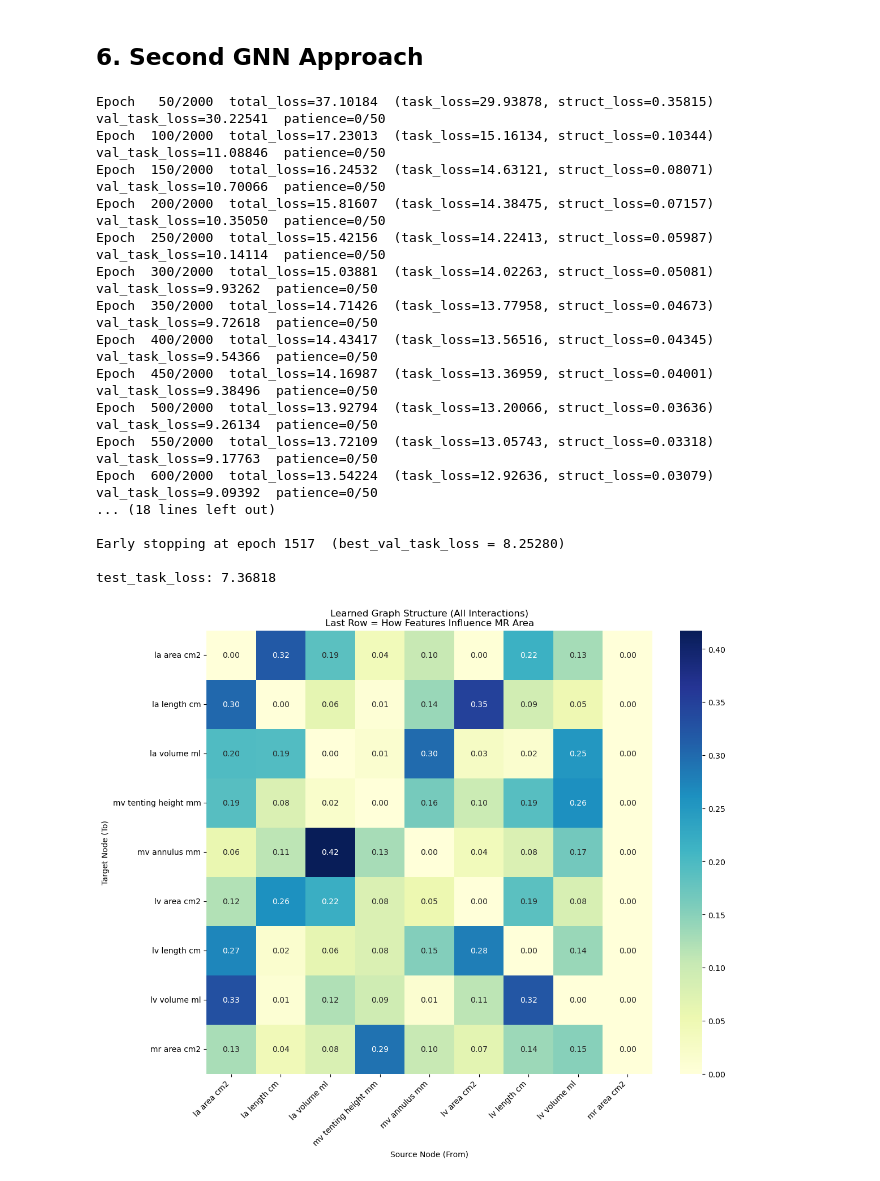
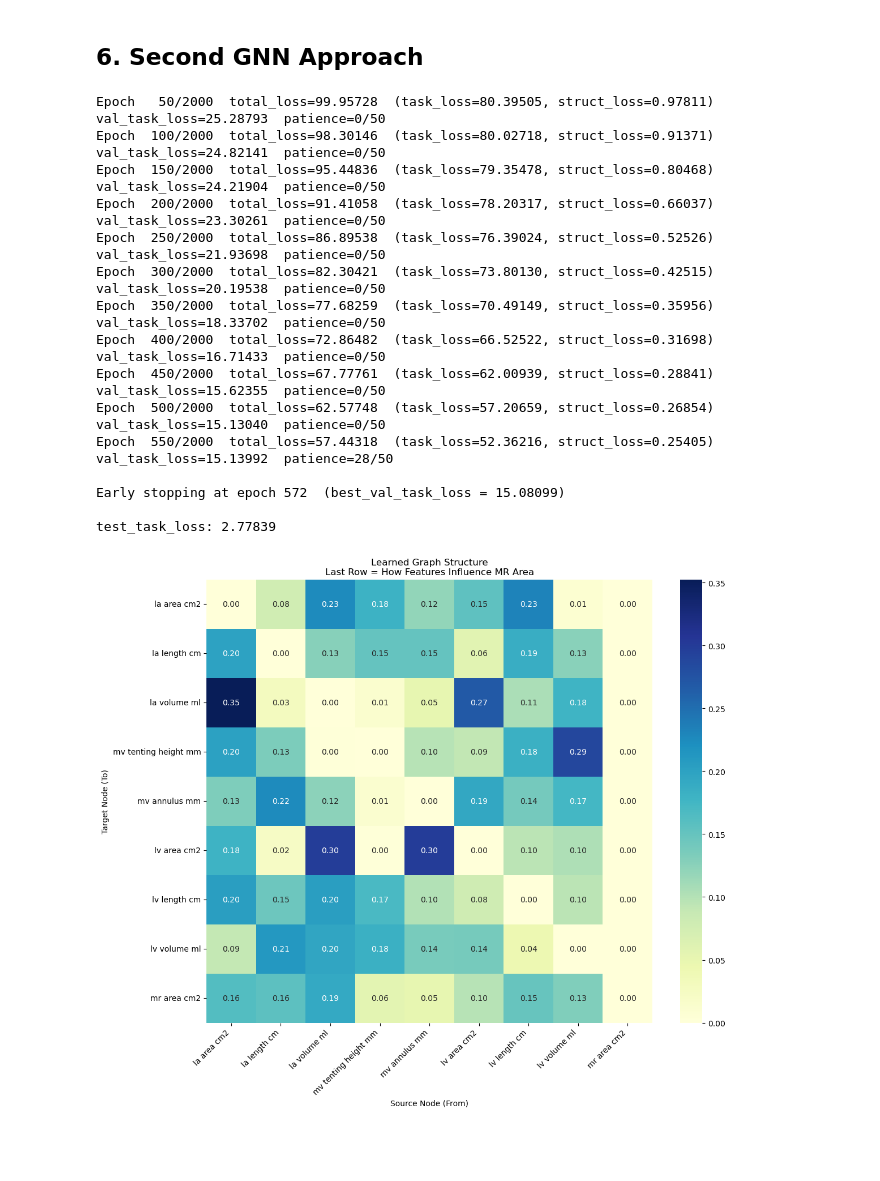
Before and after one commit to PanCat26/mitral-regurgitation-causality, a Jupyter notebook: model/graph_causality_pipeline.ipynb, the cells around one changed output. Drawn from its saved outputs; the diff is of its cells as text; code cells hidden in the pictures; blank space fills up the shorter version.

Commit message:
Split data at the pacient level

```diff
--- a/model/graph_causality_pipeline.ipynb
+++ b/model/graph_causality_pipeline.ipynb
@@ -56,11 +57,21 @@ FEATURE_COLS = [
     "lv_area_cm2", "lv_length_cm", "lv_volume_ml",
 ]
 TARGET_COL = "mr_area_cm2"
+GROUP_COL = "numeric_id"
 
 df = pd.read_csv("../data/pacients_clean.csv")
 
-train_val_df, test_df = train_test_split(df, test_size=0.2, random_state=42)
-train_df, val_df = train_test_split(train_val_df, test_size=0.2, random_state=42)
+gss_outer = GroupShuffleSplit(n_splits=1, test_size=0.2, random_state=42)
+train_val_idx, test_idx = next(gss_outer.split(df, groups=df[GROUP_COL]))
+
+train_val_df = df.iloc[train_val_idx]
+test_df = df.iloc[test_idx].copy()
+
+gss_inner = GroupShuffleSplit(n_splits=1, test_size=0.2, random_state=42)
+train_idx, val_idx = next(gss_inner.split(train_val_df, groups=train_val_df[GROUP_COL]))
+
+train_df = train_val_df.iloc[train_idx].copy()
+val_df   = train_val_df.iloc[val_idx].copy()
 
 feature_pipeline = Pipeline([
     ("imputer", SimpleImputer(strategy="median")),
@@ -101,7 +112,6 @@ class SingleLayerGNN(nn.Module):
 
         self.G = nn.Parameter(torch.randn(n, n) * 0.1)
         self.bias = nn.Parameter(torch.zeros(n))
-        # self.act = nn.LeakyReLU(negative_slope=0.1)
 
         # mask: feature -> feature (no self-loops) and feature -> MR only
         mask = torch.zeros(n, n)
@@ -120,13 +130,13 @@ class SingleLayerGNN(nn.Module):
         return mr_pred, feats_out, G_masked
 
 model = SingleLayerGNN(NUM_FEATURES).to(device)
-optimizer = optim.Adam(model.parameters(), lr=1e-2)
+optimizer = optim.Adam(model.parameters(), lr=5e-4)
 mse = nn.MSELoss()
 
 MAX_EPOCHS = 2000
 PATIENCE = 50
-MIN_DELTA = 1e-3
-LAMBDA = 10
+MIN_DELTA = 1e-4
+LAMBDA = 20
 
 best_val_task_loss = float("inf")
 best_state = copy.deepcopy(model.state_dict())
@@ -246,12 +256,12 @@ class MultipleLayerGNN(nn.Module):
         return mr_pred, feats_out, G_masked
 
 model = MultipleLayerGNN(NUM_FEATURES).to(device)
-optimizer = optim.Adam(model.parameters(), lr=7e-3)
+optimizer = optim.Adam(model.parameters(), lr=5e-4)
 mse = nn.MSELoss()
 
 MAX_EPOCHS = 2000
 PATIENCE = 50
-MIN_DELTA = 1e-3
+MIN_DELTA = 1e-4
 LAMBDA = 20
 
 best_val_task_loss = float("inf")
@@ -292,46 +302,44 @@ for epoch in range(1, MAX_EPOCHS + 1):
               f"(best_val_task_loss = {best_val_task_loss:.5f})")
         break
 
 model.load_state_dict(best_state)
 
 model.eval()
 with torch.no_grad():
     test_task_loss = mse(model(X_test)[0], y_test).item()
 print(f"\ntest_task_loss: {test_task_loss:.5f}")
 
 G_best = (model.G * model.mask).detach().cpu().numpy()
 G_abs = np.abs(G_best)
 G_norm = G_abs / (G_abs.sum(axis=1, keepdims=True) + 1e-8)
 
 labels = [c.replace("_", " ") for c in FEATURE_COLS] + [TARGET_COL.replace("_", " ")]
 
 plt.figure(figsize=(12, 10))
 sns.heatmap(G_norm, annot=True, fmt=".2f", cmap="YlGnBu",
             xticklabels=labels, yticklabels=labels)
 plt.title("Learned Graph Structure\n"
           "Last Row = How Features Influence MR Area")
 plt.xlabel("Source Node (From)")
 plt.ylabel("Target Node (To)")
 plt.xticks(rotation=45, ha="right")
 plt.yticks(rotation=0)
 plt.tight_layout()
 plt.show()
 # %% [output]
-Epoch   50/2000  total_loss=37.10184  (task_loss=29.93878, struct_loss=0.35815)  val_task_loss=30.22541  patience=0/50
-Epoch  100/2000  total_loss=17.23013  (task_loss=15.16134, struct_loss=0.10344)  val_task_loss=11.08846  patience=0/50
-Epoch  150/2000  total_loss=16.24532  (task_loss=14.63121, struct_loss=0.08071)  val_task_loss=10.70066  patience=0/50
-Epoch  200/2000  total_loss=15.81607  (task_loss=14.38475, struct_loss=0.07157)  val_task_loss=10.35050  patience=0/50
-Epoch  250/2000  total_loss=15.42156  (task_loss=14.22413, struct_loss=0.05987)  val_task_loss=10.14114  patience=0/50
-Epoch  300/2000  total_loss=15.03881  (task_loss=14.02263, struct_loss=0.05081)  val_task_loss=9.93262  patience=0/50
-Epoch  350/2000  total_loss=14.71426  (task_loss=13.77958, struct_loss=0.04673)  val_task_loss=9.72618  patience=0/50
-Epoch  400/2000  total_loss=14.43417  (task_loss=13.56516, struct_loss=0.04345)  val_task_loss=9.54366  patience=0/50
-Epoch  450/2000  total_loss=14.16987  (task_loss=13.36959, struct_loss=0.04001)  val_task_loss=9.38496  patience=0/50
-Epoch  500/2000  total_loss=13.92794  (task_loss=13.20066, struct_loss=0.03636)  val_task_loss=9.26134  patience=0/50
-Epoch  550/2000  total_loss=13.72109  (task_loss=13.05743, struct_loss=0.03318)  val_task_loss=9.17763  patience=0/50
-Epoch  600/2000  total_loss=13.54224  (task_loss=12.92636, struct_loss=0.03079)  val_task_loss=9.09392  patience=0/50
-... (18 lines left out)
+Epoch   50/2000  total_loss=99.95728  (task_loss=80.39505, struct_loss=0.97811)  val_task_loss=25.28793  patience=0/50
+Epoch  100/2000  total_loss=98.30146  (task_loss=80.02718, struct_loss=0.91371)  val_task_loss=24.82141  patience=0/50
+Epoch  150/2000  total_loss=95.44836  (task_loss=79.35478, struct_loss=0.80468)  val_task_loss=24.21904  patience=0/50
+Epoch  200/2000  total_loss=91.41058  (task_loss=78.20317, struct_loss=0.66037)  val_task_loss=23.30261  patience=0/50
+Epoch  250/2000  total_loss=86.89538  (task_loss=76.39024, struct_loss=0.52526)  val_task_loss=21.93698  patience=0/50
+Epoch  300/2000  total_loss=82.30421  (task_loss=73.80130, struct_loss=0.42515)  val_task_loss=20.19538  patience=0/50
+Epoch  350/2000  total_loss=77.68259  (task_loss=70.49149, struct_loss=0.35956)  val_task_loss=18.33702  patience=0/50
+Epoch  400/2000  total_loss=72.86482  (task_loss=66.52522, struct_loss=0.31698)  val_task_loss=16.71433  patience=0/50
+Epoch  450/2000  total_loss=67.77761  (task_loss=62.00939, struct_loss=0.28841)  val_task_loss=15.62355  patience=0/50
+Epoch  500/2000  total_loss=62.57748  (task_loss=57.20659, struct_loss=0.26854)  val_task_loss=15.13040  patience=0/50
+Epoch  550/2000  total_loss=57.44318  (task_loss=52.36216, struct_loss=0.25405)  val_task_loss=15.13992  patience=28/50
 
-Early stopping at epoch 1517  (best_val_task_loss = 8.25280)
+Early stopping at epoch 572  (best_val_task_loss = 15.08099)
 
-test_task_loss: 7.36818
+test_task_loss: 2.77839
-[figure, old version]
+[figure, new version]
```
Also changed, not shown: parts of 3 cells of this notebook, 4 other files.
